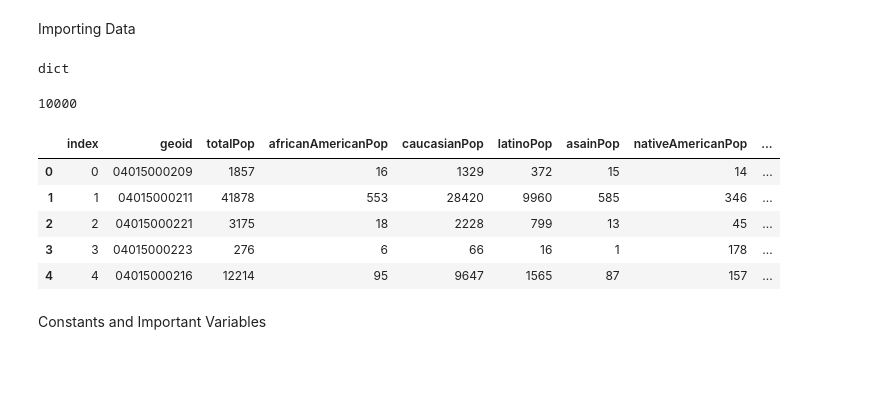
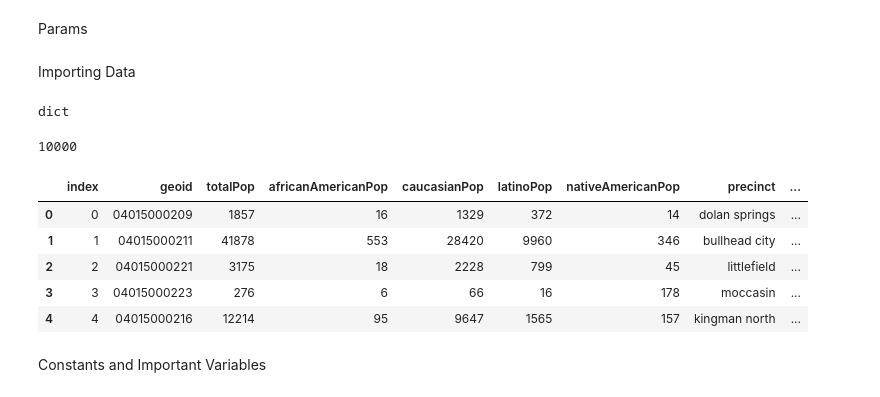
Before and after one commit to CSE-416-Team-Selzer/Modeling-and-Analysis-of-HR-3863, a Jupyter notebook: preprocessing/Arizona-postproc.ipynb, the cells around one changed output. Saved outputs shown, nothing was run; the diff lists cells and outputs as text; code cells hidden in the pictures; blank space fills up the shorter version.

```diff
--- a/preprocessing/Arizona Rehydration.ipynb
+++ b/preprocessing/Arizona-postproc.ipynb
@@ -4,24 +4,49 @@ import pandas as pd
 import json
 import math
 import statistics
+# %% [markdown]
+Params
+# %%
+STATE_NAME = "arizona"
+
+if(STATE_NAME == "arizona"):
+    SEATS = 9
+    STATE_NAME_UPPER = "Arizona"
+    MMD_PATTERN = [[3, 3, 3], [4, 5]]
+elif(STATE_NAME == "texas"):
+    SEATS = 9
+    STATE_NAME_UPPER = "Texas"
+    MMD_PATTERN = [[3, 3, 3, 3, 3, 3, 3, 3, 3, 3, 3, 5], [3, 3, 3, 3, 3, 3, 3, 3, 3, 3, 4, 4], [3, 3, 3, 3, 3, 3, 3, 3, 4, 5, 5], [3, 3, 3, 3, 3, 3, 3, 4, 4, 4, 5], [3, 3, 3, 3, 3, 3, 4, 4, 4, 4, 4], [3, 3, 3, 3, 3, 3, 5, 5, 5, 5], [3, 3, 3, 3, 3, 4, 4, 5, 5, 5], [3, 3, 3, 3, 4, 4, 4, 4, 5, 5], [3, 3, 3, 4, 4, 4, 4, 4, 4, 5], [3, 3, 3, 4, 5, 5, 5, 5, 5], [3, 3, 4, 4, 4, 4, 4, 4, 4, 4], [3, 3, 4, 4, 4, 5, 5, 5, 5], [3, 4, 4, 4, 4, 4, 5, 5, 5], [3, 5, 5, 5, 5, 5, 5, 5], [4, 4, 4, 4, 4, 4, 4, 5, 5], [4, 4, 5, 5, 5, 5, 5, 5]]
+elif(STATE_NAME == "utah"):
+    SEATS = 9
+    STATE_NAME_UPPER = "Utah"
+    MMD_PATTERN = [[4]]
+else:
+    raise Exception("Invalid State")
 # %% [markdown]
 Importing Data
 # %%
-with open('data/Arizona/ensamble/smd_ensemble_Arizona.json') as json_file:
+with open('data/'+STATE_NAME_UPPER+'/ensamble/smd_ensemble_'+STATE_NAME_UPPER+'.json') as json_file:
     ensamble_ids = json.load(json_file)
-precincts = gpd.read_file('data/Arizona/arizonaGeo.geojson')
+with open('data/'+STATE_NAME_UPPER+'/ensamble/mmd_ensemble_'+STATE_NAME_UPPER+'.json') as json_file:
+    mmd_ensamble_ids = json.load(json_file)
+with open('data/'+STATE_NAME_UPPER+'/ensamble/mmd_ensemble_'+STATE_NAME_UPPER+'.json') as json_file:
+    mmd_ensamble_ids = json.load(json_file)
+precincts = gpd.read_file('data/'+STATE_NAME_UPPER+'/'+STATE_NAME+'Geo.geojson')
+precincts['asianPop'] = precincts['asainPop']
+precincts = precincts.drop(['asainPop'], axis = 1)
 display(type(ensamble_ids))
 display(len(ensamble_ids))
 display(precincts.head())
 # %% [output]
 dict
 10000
-|  | index | geoid | totalPop | africanAmericanPop | caucasianPop | latinoPop | asainPop | nativeAmericanPop | ... |
-| 0 | 0 | 04015000209 | 1857 | 16 | 1329 | 372 | 15 | 14 | ... |
-| 1 | 1 | 04015000211 | 41878 | 553 | 28420 | 9960 | 585 | 346 | ... |
-| 2 | 2 | 04015000221 | 3175 | 18 | 2228 | 799 | 13 | 45 | ... |
-| 3 | 3 | 04015000223 | 276 | 6 | 66 | 16 | 1 | 178 | ... |
-| 4 | 4 | 04015000216 | 12214 | 95 | 9647 | 1565 | 87 | 157 | ... |
+|  | index | geoid | totalPop | africanAmericanPop | caucasianPop | latinoPop | nativeAmericanPop | precinct | ... |
+| 0 | 0 | 04015000209 | 1857 | 16 | 1329 | 372 | 14 | dolan springs | ... |
+| 1 | 1 | 04015000211 | 41878 | 553 | 28420 | 9960 | 346 | bullhead city | ... |
+| 2 | 2 | 04015000221 | 3175 | 18 | 2228 | 799 | 45 | littlefield | ... |
+| 3 | 3 | 04015000223 | 276 | 6 | 66 | 16 | 178 | moccasin | ... |
+| 4 | 4 | 04015000216 | 12214 | 95 | 9647 | 1565 | 157 | kingman north | ... |
 # %% [markdown]
 Constants and Important Variables
 # %%
```
Also changed, not shown: parts of 35 cells of this notebook.
